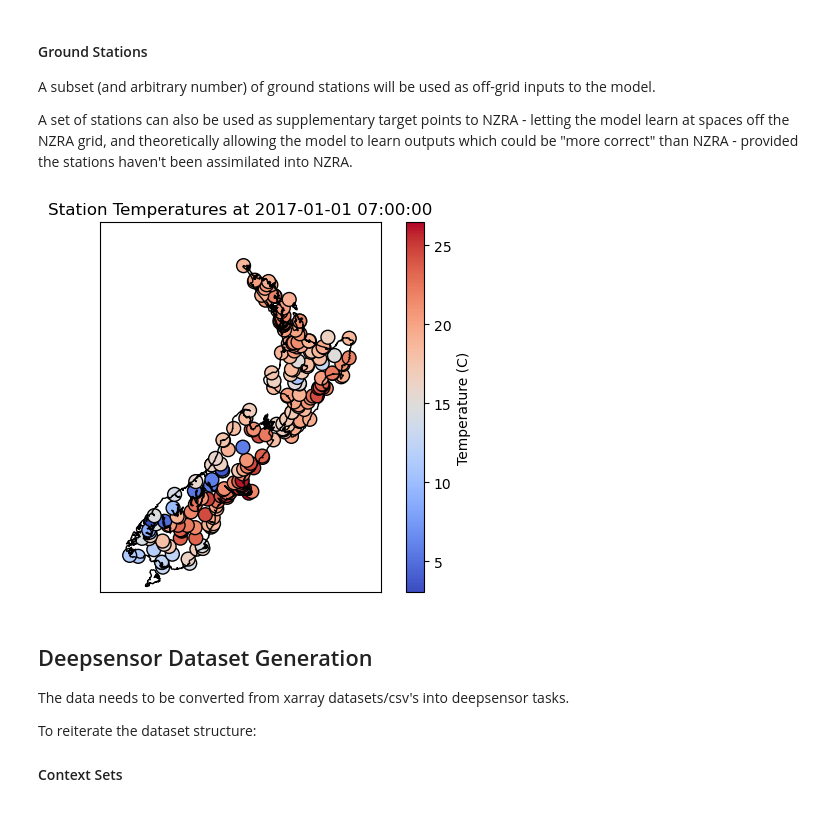
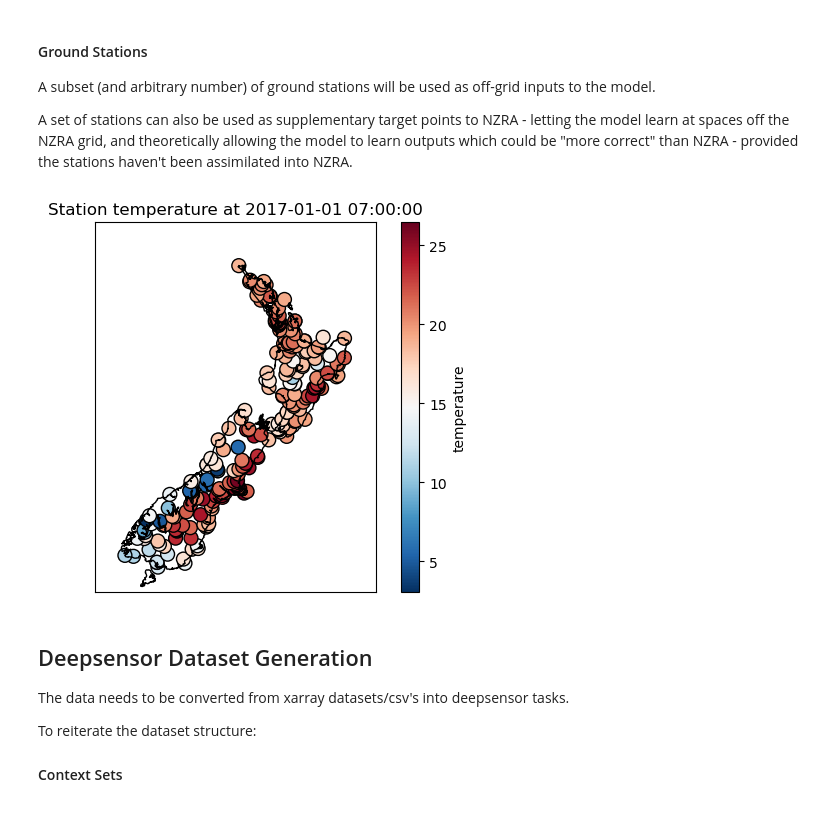
Before and after one commit to LennoxC/convcnp-assim-nz, a Jupyter notebook: notebooks/experiment4/experiment4_nzra_target.ipynb, the cells around one changed output. Drawn from its saved outputs; the diff is of its cells as text; code cells hidden in the pictures.

```diff
--- a/notebooks/experiment4/experiment4_nzra_target.ipynb
+++ b/notebooks/experiment4/experiment4_nzra_target.ipynb
@@ -162,5 +169,10 @@ topography_ds = topography_processor.load_ds()
 nzra_ds = nzra_processor.load_ds(years=years)
 h8_ds = h8_processor.load_ds(years=years)
 era5_ds = era5_processor.load_ds(years=years)
-stations_df = station_processor.load_df([TEMPERATURE], csv_file='esnz-observations_temp_20170101-20171231.csv', year_start=2017, year_end=2017)
+
+if TEMPERATURE in target_variable:
+    csv_file = 'esnz-observations_temp_20170101-20171231.csv'
+if WIND_U in target_variable or WIND_V in target_variable:
+    csv_file = 'esnz-observations_wind_20170101-20171231.csv'
+stations_df = station_processor.load_df(target_variable, csv_file=csv_file, year_start=2017, year_end=2017)
 # %% [output]
@@ -181,10 +193,10 @@ era5_ds = era5_ds.isel(time=time_slice)
 stations_df = stations_df[(stations_df['time'] > nzra_ds['time'].values.min()) & (stations_df['time'] < nzra_ds['time'].values.max())]
 # %%
 # preprocess the stations
-stations_df = stations_df[[TEMPERATURE, LATITUDE, LONGITUDE, TIME]]
+stations_df = stations_df[target_variable + [LATITUDE, LONGITUDE, TIME]]
 
 stations_reset = stations_df.reset_index()
-stations_resample = stations_reset.groupby([LATITUDE, LONGITUDE]).resample("1h", on=TIME).mean()[[TEMPERATURE]]
+stations_resample = stations_reset.groupby([LATITUDE, LONGITUDE]).resample("1h", on=TIME).mean()[target_variable]
 stations_resample = stations_resample.reset_index().set_index([TIME, LATITUDE, LONGITUDE]).sort_index()
 
 # crop the stations to NZ bounds
@@ -200,7 +212,7 @@ stations_resample = stations_resample[(stations_resample.index.get_level_values(
 if TEMPERATURE in nzra_ds.data_vars:
     nzra_ds[TEMPERATURE] = kelvin_to_celsius(nzra_ds[TEMPERATURE])
 
-nzra_ds = nzra_ds[[target_variable]]
+nzra_ds = nzra_ds[target_variable]
 # %%
 # preprocess H8
 h8_ds = h8_ds[[BAND_3, BAND_9, BAND_13]]
@@ -277,5 +290,9 @@ This will be sampled from and used as the target set.
 
 For initial experiments, the target is 'temperature' but will be updated as use-cases require.
 # %%
-nzra_ds[target_variable].isel(time=9).plot()
+for var in target_variable:
+    fig, ax = plt.subplots(1, 1, figsize=(6, 5))
+    nzra_ds[var].isel(time=4).plot(ax=ax)
+    plt.title(f"{var} at time index 4")
+    plt.show()
 # %% [output]
@@ -344,20 +360,21 @@ A subset (and arbitrary number) of ground stations will be used as off-grid inpu
 
 A set of stations can also be used as supplementary target points to NZRA - letting the model learn at spaces off the NZRA grid, and theoretically allowing the model to learn outputs which could be "more correct" than NZRA - provided the stations haven't been assimilated into NZRA.
 # %%
-time_step = "2017-01-01 07:00:00"
-m = Basemap(projection='merc', llcrnrlat=nzra_ds[LATITUDE].min().item(), urcrnrlat=nzra_ds[LATITUDE].max().item(), llcrnrlon=nzra_ds[LONGITUDE].min().item(), urcrnrlon=nzra_ds[LONGITUDE].max().item(), resolution='i')
-m.drawcoastlines()
-m.drawcountries()
-x, y = m(stations_resample.reset_index().loc[stations_resample.reset_index()['time'] == time_step]['lon'].values,
-           stations_resample.reset_index().loc[stations_resample.reset_index()['time'] == time_step]['lat'].values)
-sc = m.scatter(x, y,
-               c=stations_resample.reset_index().loc[stations_resample.reset_index()['time'] == time_step]['temperature'].values,
-               cmap='coolwarm', marker='o', edgecolor='k', s=100)
-plt.colorbar(sc, label='Temperature (C)')
-plt.title(f'Station Temperatures at {time_step}')
-plt.show()
+for var in target_variable:
+    time_step = "2017-01-01 07:00:00"
+    m = Basemap(projection='merc', llcrnrlat=nzra_ds[LATITUDE].min().item(), urcrnrlat=nzra_ds[LATITUDE].max().item(), llcrnrlon=nzra_ds[LONGITUDE].min().item(), urcrnrlon=nzra_ds[LONGITUDE].max().item(), resolution='i')
+    m.drawcoastlines()
+    m.drawcountries()
+    x, y = m(stations_resample.reset_index().loc[stations_resample.reset_index()['time'] == time_step]['lon'].values,
+            stations_resample.reset_index().loc[stations_resample.reset_index()['time'] == time_step]['lat'].values)
+    sc = m.scatter(x, y,
+                c=stations_resample.reset_index().loc[stations_resample.reset_index()['time'] == time_step][var].values,
+                cmap='RdBu_r', marker='o', edgecolor='k', s=100)
+    plt.colorbar(sc, label=f'{var}')
+    plt.title(f'Station {var} at {time_step}')
+    plt.show()
 # %% [output]
-[figure, old version]
+[figure, new version]
 # %% [markdown]
 ## Deepsensor Dataset Generation
 
```
Also changed, not shown: parts of 19 cells of this notebook, 3 other files.
